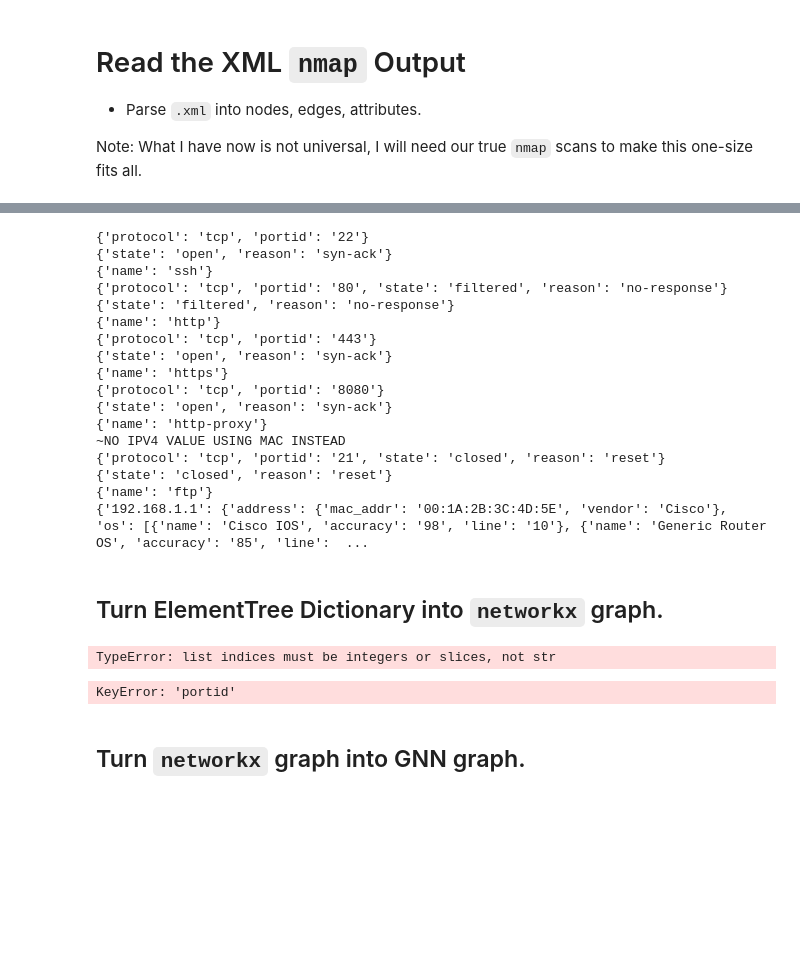
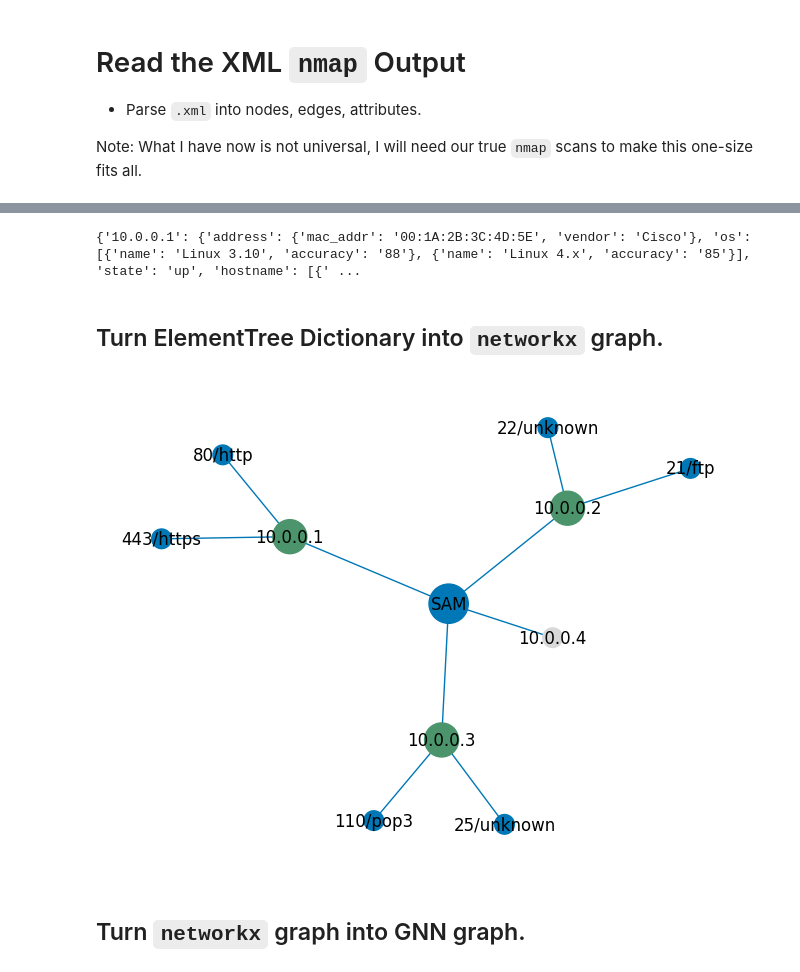
Before and after one commit to JonathanSContreras/surge, a Jupyter notebook: notebooks/nmap_gnn.ipynb, the cells around one changed output, grey strips where cells are left out. Cells and saved outputs as stored; diff of their text form; code cells hidden in the pictures; blank space fills up the shorter version.

Commit message:
network creation refinement

```diff
--- a/notebooks/nmap_gnn.ipynb
+++ b/notebooks/nmap_gnn.ipynb
@@ -9,11 +9,11 @@ What I have now is not universal, I will need our true `nmap` scans to make this
 # %%
 import xml.etree.ElementTree as ET  # ElementTree library is used to parse XML data
 
-xml1 = "data/nmap_output.xml"
-xml2 = "data/nmap_output_adv.xml"
-xml3 = "data/nmap_stress_test.xml"
+xml1 = "../data/nmap_output.xml"
+xml2 = "../data/nmap_output_adv.xml"
+xml3 = "../data/nmap_stress_test.xml"
 
-tree = ET.parse(xml3)
+tree = ET.parse(xml1)
 root = tree.getroot()  # tag that envelopes everything
 root.attrib  # length of 6 (scaninfo, host1, host2, host3, host4, runstats)
 # %% [output]
@@ -70,7 +72,6 @@ for child in root:
             hostname_list = None
 
         # find IP OS (either single or multiple)
-        os_config = {}
         os_root = child.find("os")
         if os_root is not None:
             osmatch = os_root.findall("osmatch")
@@ -90,18 +91,26 @@ for child in root:
         port_root = child.find("ports")
         if port_root is not None:
             port_lst = []
-            port_vals = []
-            port_info = port_root.find("port")
-            for port in port_root:
-                print(port.attrib)
-            # if port.attrib["state"] not in ["closed", "filtered"]:
-                for val in port:
-                    print(val.attrib)
-                    if val.tag == "state" and val.attrib.get("state") != "open":
-                        port_vals = port.attrib + val.attrib
-                port_lst.append(port_vals)
-        else:
-            port_lst = None
+            for port in port_root.findall("port"):
+                port_data = dict(port.attrib)
+                for child in port:
+                    if child.tag in ("state", "service"):
+                        port_data.update(child.attrib)
+                port_lst.append(port_data)
+        # if port_root is not None:
+        #     port_lst = []
+        #     port_vals = []
+        #     port_info = port_root.find("port")
+        #     for port in port_root:
+        #         print(port.attrib)
+        #     # if port.attrib["state"] not in ["closed", "filtered"]:
+        #         for val in port:
+        #             print(val.attrib)
+        #             if val.tag == "state":
+        #                 port_vals = port.attrib + val.attrib
+        #         port_lst.append(port_vals)
+        # else:
+        #     port_lst = None
 
         network_config["ports"] = port_lst
 
@@ -110,36 +119,18 @@ for child in root:
 
 print(network)
 # %% [output]
-{'protocol': 'tcp', 'portid': '22'}
-{'state': 'open', 'reason': 'syn-ack'}
-{'name': 'ssh'}
-{'protocol': 'tcp', 'portid': '80', 'state': 'filtered', 'reason': 'no-response'}
-{'state': 'filtered', 'reason': 'no-response'}
-{'name': 'http'}
-{'protocol': 'tcp', 'portid': '443'}
-{'state': 'open', 'reason': 'syn-ack'}
-{'name': 'https'}
-{'protocol': 'tcp', 'portid': '8080'}
-{'state': 'open', 'reason': 'syn-ack'}
-{'name': 'http-proxy'}
-~NO IPV4 VALUE USING MAC INSTEAD
-{'protocol': 'tcp', 'portid': '21', 'state': 'closed', 'reason': 'reset'}
-{'state': 'closed', 'reason': 'reset'}
-{'name': 'ftp'}
-{'192.168.1.1': {'address': {'mac_addr': '00:1A:2B:3C:4D:5E', 'vendor': 'Cisco'}, 'os': [{'name': 'Cisco IOS', 'accuracy': '98', 'line': '10'}, {'name': 'Generic Router OS', 'accuracy': '85', 'line':  ...
+{'10.0.0.1': {'address': {'mac_addr': '00:1A:2B:3C:4D:5E', 'vendor': 'Cisco'}, 'os': [{'name': 'Linux 3.10', 'accuracy': '88'}, {'name': 'Linux 4.x', 'accuracy': '85'}], 'state': 'up', 'hostname': [{' ...
 # %% [markdown]
 ## Turn ElementTree Dictionary into `networkx` graph.
 # %%
-n=(network["10.0.0.1"]["ports"])
-n.
+# n=(network["10.0.0.1"]["ports"])
+# n
-# %% [output]
-TypeError: list indices must be integers or slices, not str
 # %%
 import networkx as nx
 import matplotlib.pyplot as plt
 
 G = nx.Graph()
-SCANNER = "AGENT"
+SCANNER = "SAM"
 # parse the dictionary to get the nodes (scanner -> IP -> Ports)
 G.add_node(SCANNER)
 
@@ -155,38 +146,40 @@ for ip in network.keys():
     # add port edges
     if network[ip]["ports"] is not None:
         for n in network[ip]["ports"]:
             # color code port edges
-            if n["portid"] in [80, 443]:
+
+            if int(n["portid"]) in (80, 443):
                 color = "#fb8500"
-            elif n["portid"] == 22:
+            elif int(n["portid"]) == 22:
                 color = "#d9d9d9"
             else:
                 color = "#0077b6"
 
             # print(n)
             service_label = f"{n['portid']}/{n.get('name', 'unknown')}"
             G.add_node(service_label)
             G.add_edge(ip, service_label, color=color)
 
 
 # display graph
 # pull the colors used
 node_colors = [G.nodes[n].get("color", "#0077b6") for n in G.nodes()]
 edge_colors = nx.get_edge_attributes(G, "color").values()
 node_degree = G.degree
 nx.draw(
     G,
-    # pos=nx.multipartite_layout(G),
+    pos=nx.spring_layout(G),
+    # pos=nx.multipartite_layout(G, subset_key=""),
     node_color=node_colors,
     edge_color=edge_colors,
     with_labels= True,
     node_size=[v[1] * 200 for v in node_degree]
 )
 
+plt.savefig("nmap_out_adv.png")
 plt.show()
-plt.savefig("nmap_out_adv.png")
 # %% [output]
-KeyError: 'portid'
+[figure, added]
 # %% [markdown]
 ## Turn `networkx` graph into GNN graph.
 # %%
```
Also changed, not shown: parts of 1 cell of this notebook, 8 other files.
